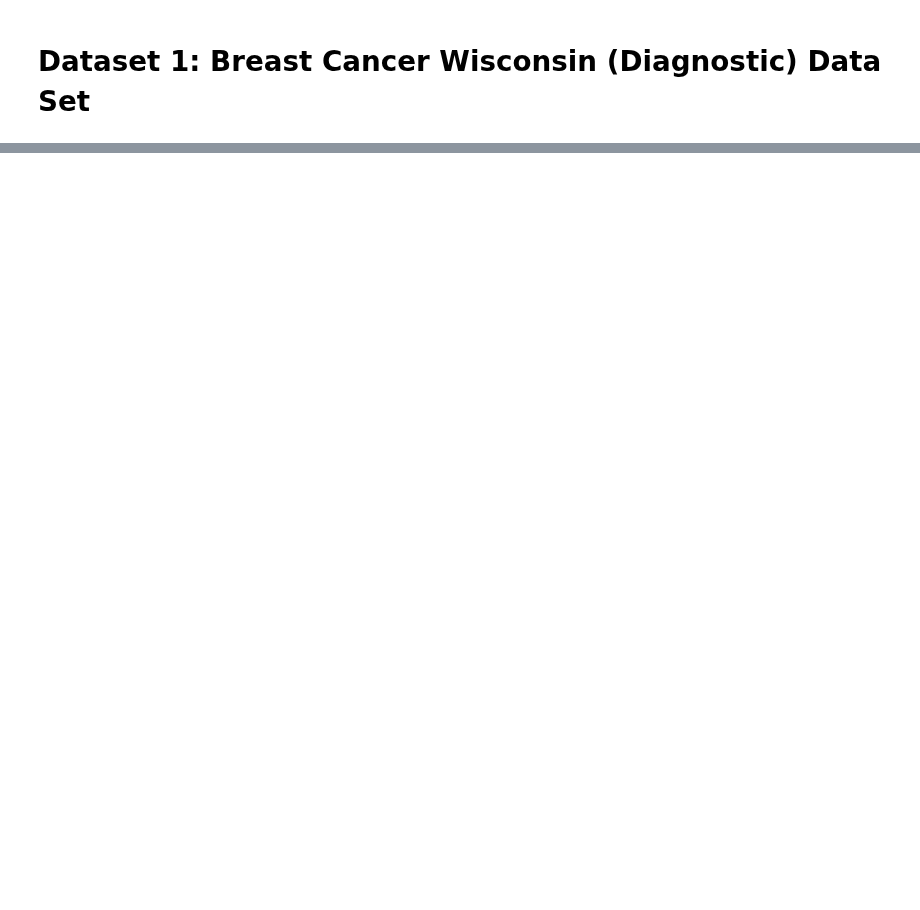
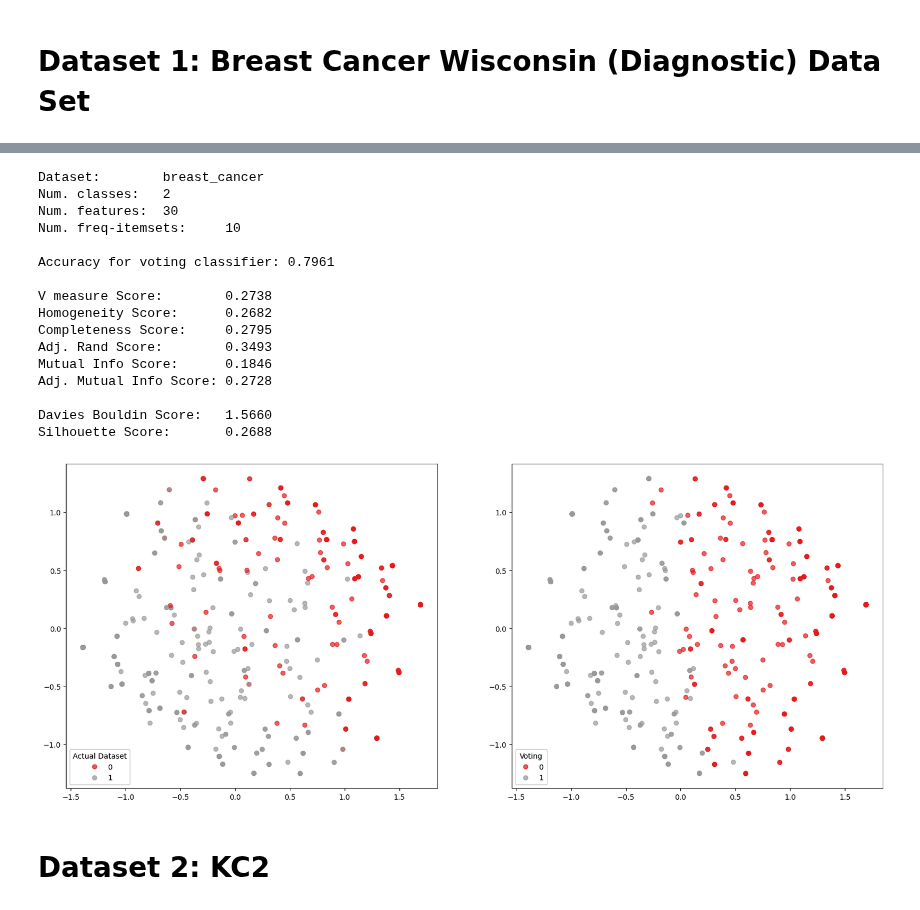
Before and after one commit to siddhantpathakk/FrequentMining, a Jupyter notebook: task4.ipynb, the cells around one changed output, grey strips where cells are left out. Drawn from its saved outputs; the diff is of its cells as text; code cells hidden in the pictures; blank space fills up the shorter version.

```diff
--- a/task4.ipynb
+++ b/task4.ipynb
@@ -19,0 +27,45 @@ algos = estimator_names = ['agglomerative', 'kmeans', 'gaussian']
+# %%
+fi = get_frequent_itemsets(df, minsup=best_minsup)
+df_new = make_cluster_df(df, fi)
+
+print(f'Dataset:\t{dataset}')
+print(f'Num. classes:\t{num_classes}')
+print(f'Num. features:\t{df.shape[1]}')
+print(f'Num. freq-itemsets:\t{fi.shape[0]}\n')
+
+estimators = [
+    AgglomerativeClustering(n_clusters=num_classes, linkage='average'),
+    KMeans(n_clusters=num_classes, init='k-means++'),
+    KModes(n_clusters=num_classes, init='Cao', verbose=0),
+    GaussianMixture(n_components=num_classes),
+    SpectralClustering(n_clusters=num_classes, affinity='nearest_neighbors')
+]
+
+estimator_names = ['agglomerative', 'kmeans', 'kmodes', 'gaussian', 'spectral']
+
+vc = VotingClassifier(estimators, 'hard', estimator_names)
+ip = vc.fit_predict(df_new, target)
+votes = vc.voting(ip, num_classes, len(df_new), target)
+
+evaluate_clusters(votes, target, df_new)
+plot_clusters(estimator_names, ip, votes, df_new, target, plot_all=False)
+# %% [output]
+Dataset:        breast_cancer
+Num. classes:   2
+Num. features:  30
+Num. freq-itemsets:     10
+
+Accuracy for voting classifier: 0.7961
+
+V measure Score:        0.2738
+Homogeneity Score:      0.2682
+Completeness Score:     0.2795
+Adj. Rand Score:        0.3493
+Mutual Info Score:      0.1846
+Adj. Mutual Info Score: 0.2728
+
+Davies Bouldin Score:   1.5660
+Silhouette Score:       0.2688
+[figure, added]
+# %% [markdown]
+# Dataset 2: KC2
```
Also changed, not shown: parts of 9 cells of this notebook.
